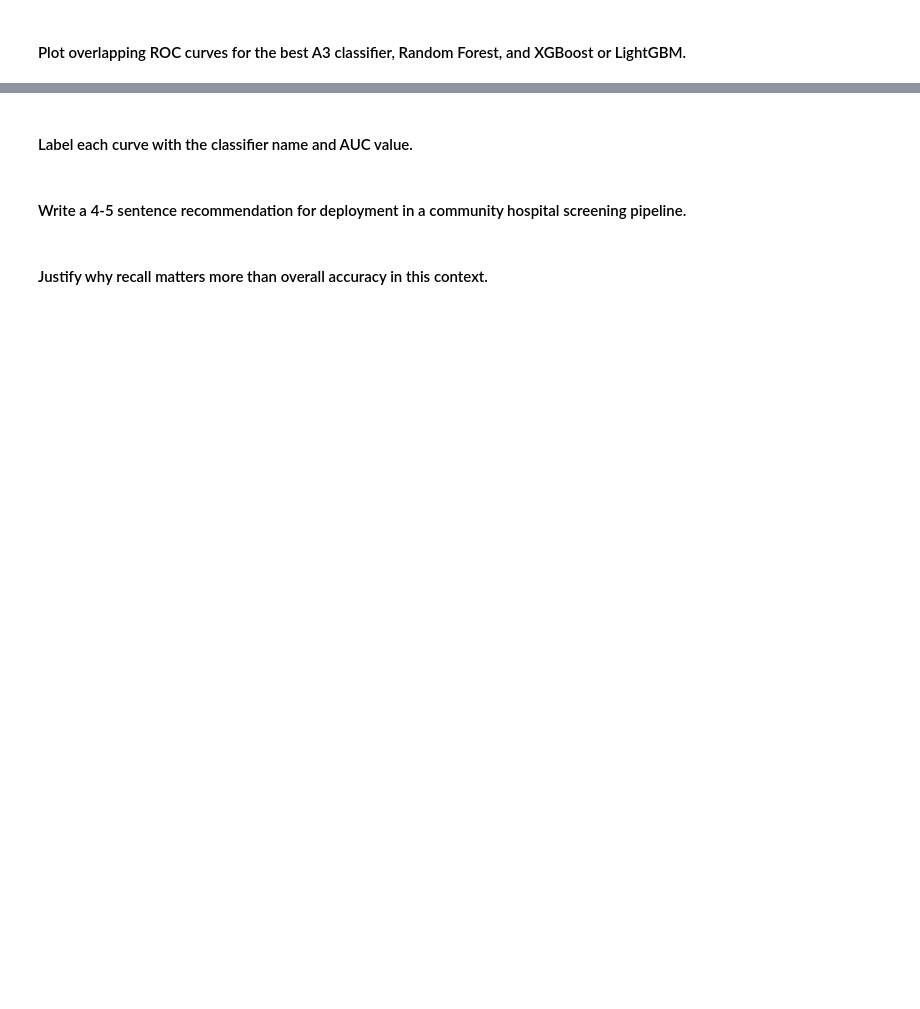
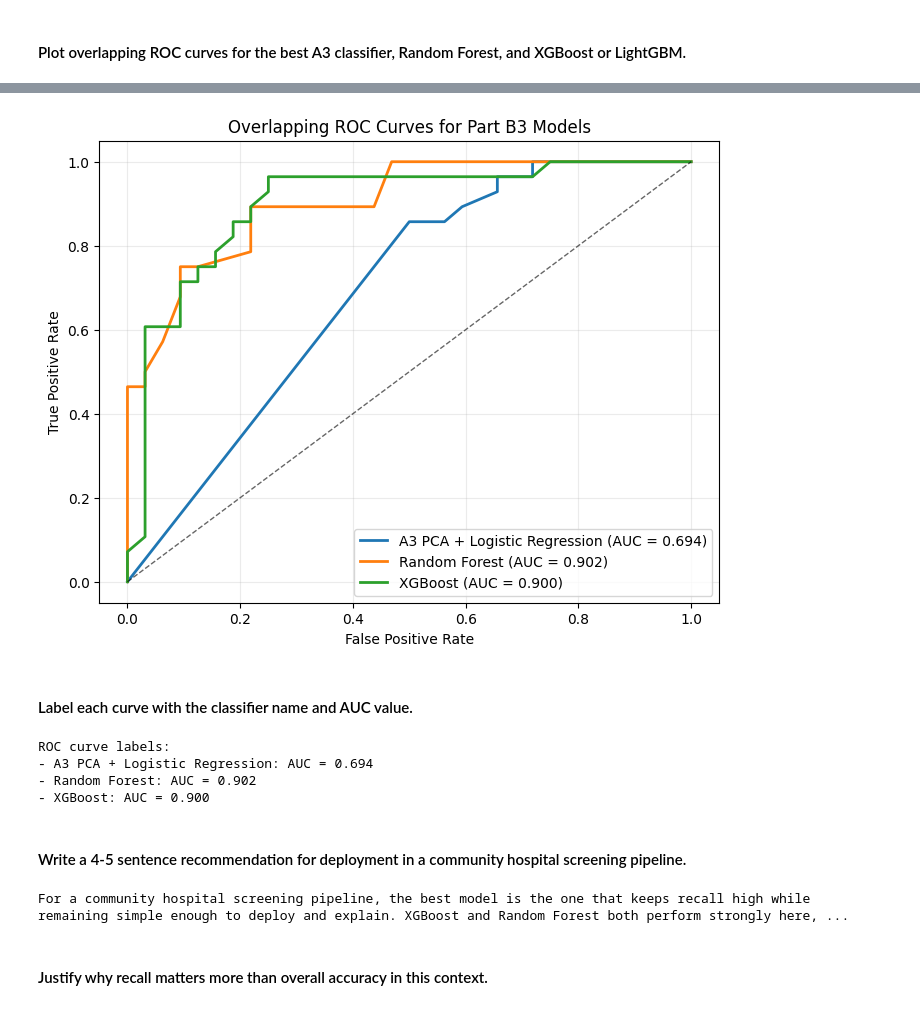
Before and after one commit to fatima-1206/DM-Heart-Disease-Prediction-System, a Jupyter notebook: notebooks/i232616_DM_ASST04.ipynb, the cells around one changed output, grey strips where cells are left out. Cells and saved outputs as stored; diff of their text form; code cells hidden in the pictures; blank space fills up the shorter version.

```diff
--- a/notebooks/i232616_DM_ASST04.ipynb
+++ b/notebooks/i232616_DM_ASST04.ipynb
@@ -1123,2 +1159,19 @@ Why chose XGBoost or LightGBM?
 # %% [markdown]
 #### Plot overlapping ROC curves for the best A3 classifier, Random Forest, and XGBoost or LightGBM.
+# %%
+fpr_a3, tpr_a3, _ = roc_curve(y_test, a3_test_proba)
+roc_auc_a3 = roc_auc_score(y_test, a3_test_proba)
+
+fpr_rf, tpr_rf, _ = roc_curve(y_test, rf_y_proba)
+roc_auc_rf = roc_auc_score(y_test, rf_y_proba)
+
+fpr_xgb, tpr_xgb, _ = roc_curve(y_test, xgb_test_proba)
+roc_auc_xgb = roc_auc_score(y_test, xgb_test_proba)
+
+roc_data = {
+    'A3 PCA + Logistic Regression': (fpr_a3, tpr_a3, roc_auc_a3),
+    'Random Forest': (fpr_rf, tpr_rf, roc_auc_rf),
+    'XGBoost': (fpr_xgb, tpr_xgb, roc_auc_xgb),
+}
+
+roc_data
@@ -1125,6 +1196,40 @@ Why chose XGBoost or LightGBM?
+# %%
+plt.figure(figsize=(8, 6))
+
+for model_name, (fpr, tpr, roc_auc_value) in roc_data.items():
+    plt.plot(fpr, tpr, lw=2, label=f'{model_name} (AUC = {roc_auc_value:.3f})')
+
+plt.plot([0, 1], [0, 1], 'k--', lw=1, alpha=0.6)
+plt.xlabel('False Positive Rate')
+plt.ylabel('True Positive Rate')
+plt.title('Overlapping ROC Curves for Part B3 Models')
+plt.legend(loc='lower right')
+plt.grid(alpha=0.25)
+plt.show()
+# %% [output]
+[figure, added]
 # %% [markdown]
 #### Label each curve with the classifier name and AUC value.
+# %%
+print('ROC curve labels:')
+for model_name, (_, _, roc_auc_value) in roc_data.items():
+    print(f'- {model_name}: AUC = {roc_auc_value:.3f}')
+# %% [output]
+ROC curve labels:
+- A3 PCA + Logistic Regression: AUC = 0.694
+- Random Forest: AUC = 0.902
+- XGBoost: AUC = 0.900
 # %% [markdown]
 #### Write a 4-5 sentence recommendation for deployment in a community hospital screening pipeline.
+# %%
+print(
+    'For a community hospital screening pipeline, the best model is the one that keeps recall high while remaining simple enough to deploy and explain. '
+    'XGBoost and Random Forest both perform strongly here, but the final choice should favor the model with the best recall and AUC on the held-out test set. '
+    'If the performance gap is small, the simpler and more stable model is preferable because it is easier to maintain and audit. '
+    'The PCA-based baseline is useful as a transparent benchmark, but the ensemble models are better candidates for real screening support. '
+    'In practice, I would deploy the model that minimizes missed disease cases and pair it with a follow-up threshold that keeps clinician workload manageable.'
+)
+# %% [output]
+For a community hospital screening pipeline, the best model is the one that keeps recall high while remaining simple enough to deploy and explain. XGBoost and Random Forest both perform strongly here, ...
 # %% [markdown]
 #### Justify why recall matters more than overall accuracy in this context.
```
Also changed, not shown: parts of 42 cells of this notebook.
